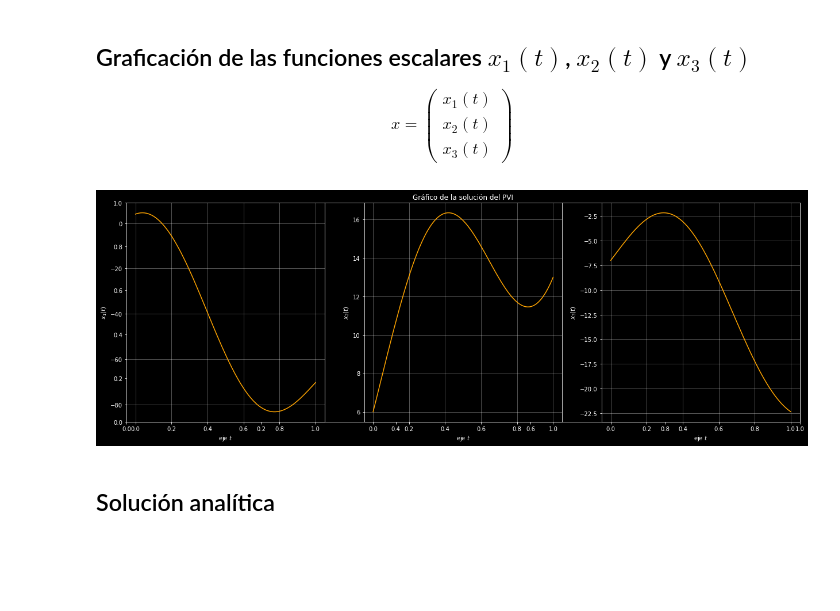
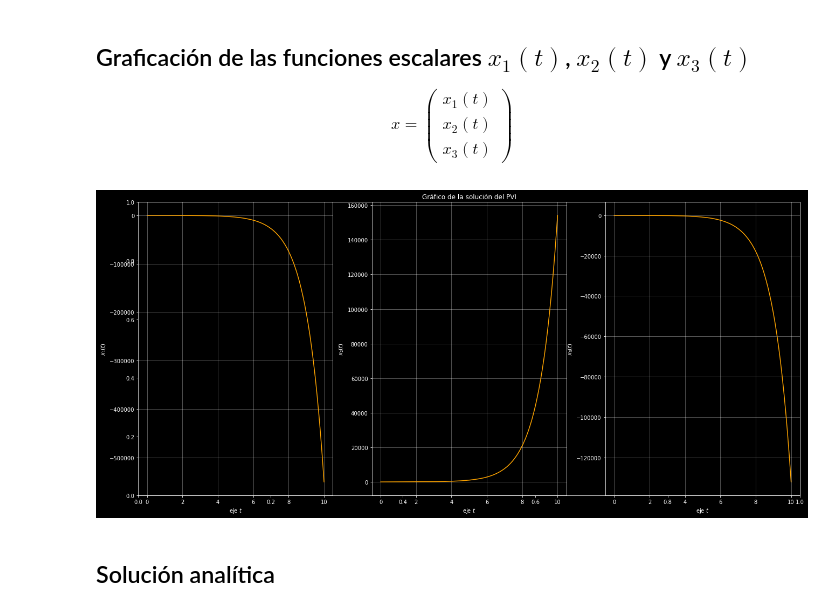
Before and after one commit to marco-canas/edo, a Jupyter notebook: asesoria/ejer_sec_7_6_boyce/solucion_pvi_sistema_eigenvalores_complejos.ipynb, the cells around one changed output. Drawn from its saved outputs; the diff is of its cells as text; code cells hidden in the pictures; blank space fills up the shorter version.

```diff
--- a/asesoria/ejer_sec_7_6_boyce/solucion_pvi_sistema_eigenvalores_complejos.ipynb
+++ b/asesoria/ejer_sec_7_6_boyce/solucion_pvi_sistema_eigenvalores_complejos.ipynb
@@ -132,37 +138,37 @@ import matplotlib.pyplot as plt
 
 plt.style.use('dark_background')
 
-fig = plt.figure(figsize = (21,7))
+fig = plt.figure(figsize = (22,10))
 
-t = np.linspace(0,1,100)
+t = np.linspace(0,10,200)
 
 plt.title('Gráfico de la solución del PVI')
 
 ax1 = fig.add_subplot(131)
 ax1.plot(t,x_lambda(t)[0,0], color = 'orange')
 ax1.set_xlabel(r'eje $t$')
 ax1.set_ylabel(r'$x_{1}(t)$')
 ax1.grid(True, alpha = 0.4)
 
 
 ax2 = fig.add_subplot(132)
 ax2.plot(t,x_lambda(t)[1,0], color = 'orange')
 ax2.set_xlabel(r'eje $t$')
 ax2.set_ylabel(r'$x_{2}(t)$')
 ax2.grid(True, alpha = 0.4)
 
 
 ax3 = fig.add_subplot(133)
 ax3.plot(t,x_lambda(t)[2,0], color = 'orange')
 ax3.set_xlabel(r'eje $t$')
 ax3.set_ylabel(r'$x_{3}(t)$')
 ax3.grid(True, alpha = 0.4)
 
 plt.savefig('solución_pvi.jpg')
 
 plt.show()
 # %% [output]
-[figure, old version]
+[figure, new version]
 # %% [markdown]
 ## Solución analítica
 # %% [markdown]
```
Also changed, not shown: parts of 5 cells of this notebook, 1 other file.
